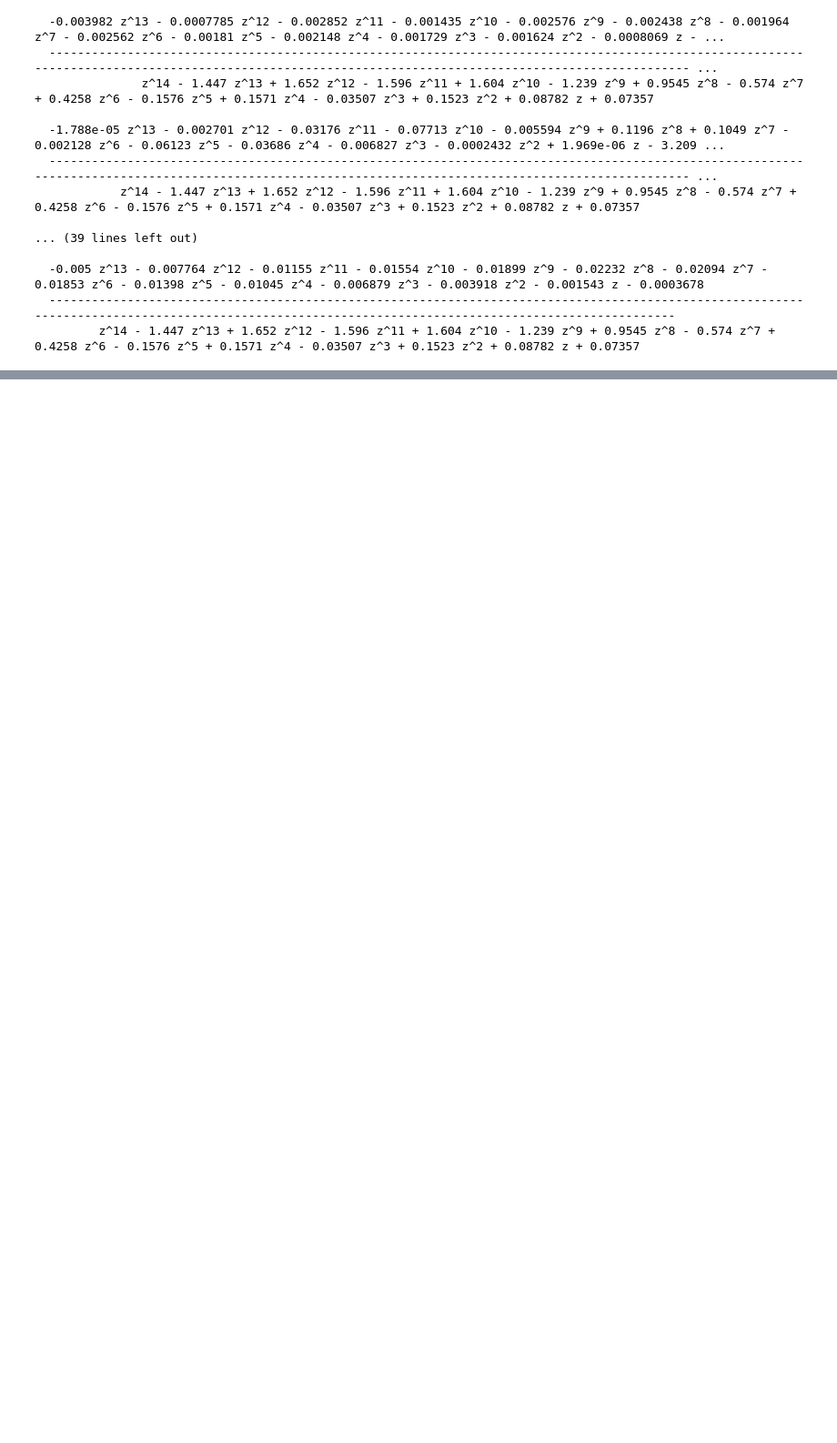
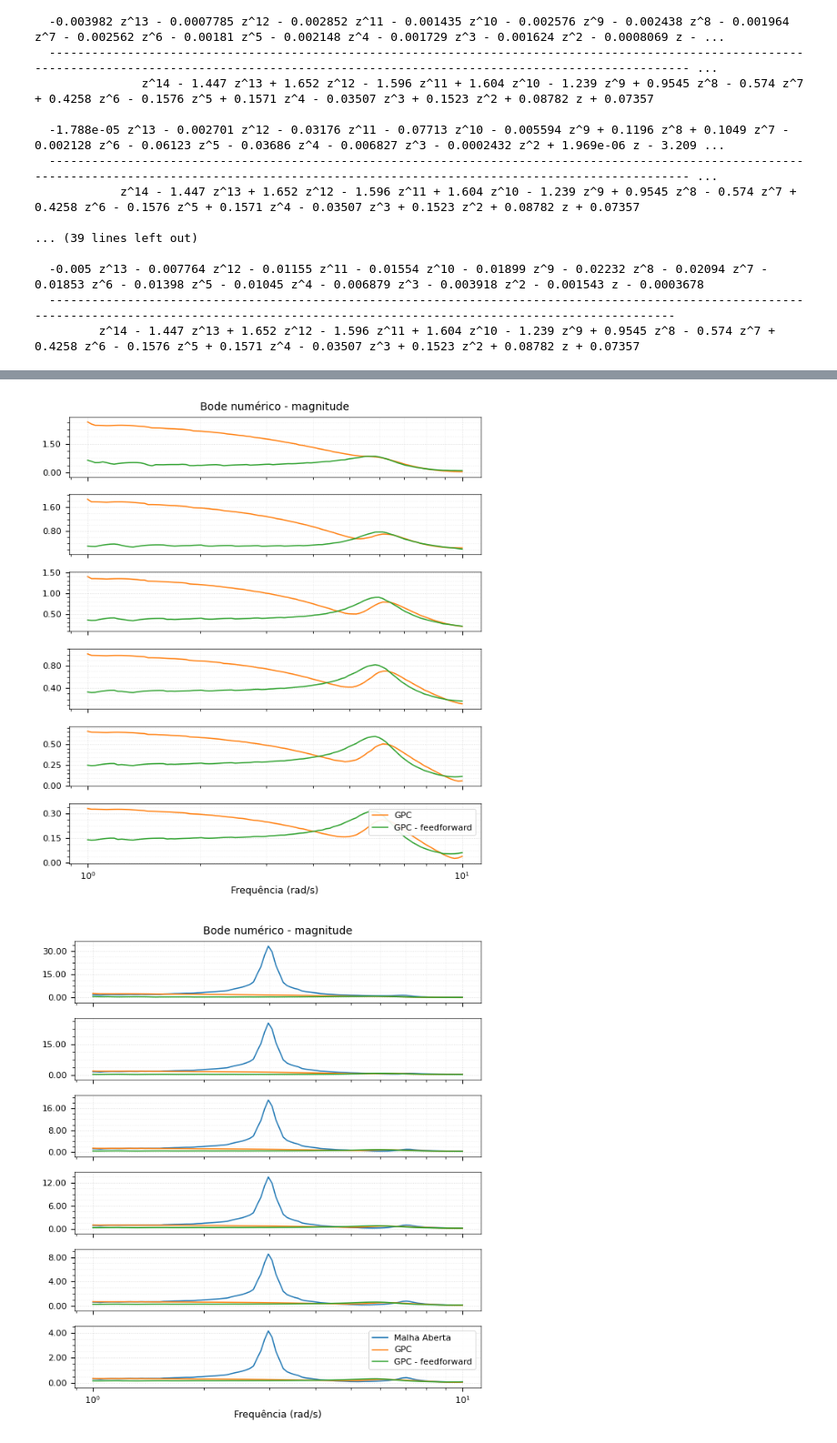
Before and after one commit to AlisonTristao/renovaveis, a Jupyter notebook: model.ipynb, the cells around one changed output, grey strips where cells are left out. Shown at 91% size. Drawn from its saved outputs; the diff is of its cells as text; code cells hidden in the pictures; blank space fills up the shorter version.

Commit message:
grafico de bode

```diff
--- a/model.ipynb
+++ b/model.ipynb
@@ -772,13 +844,14 @@ plot(time, y_controled, "Resposta forçada - CARIMA", cols_name)'''
 ---
 # %%
-N_u = 30
-N_y = 30
+N_u = 5
+N_y = 10
 
 alpha_list = 0.01
+delta_arr = [0.1**i for i in range(n_node)]
+delta_arr[0] = 0.1  # maior peso pra massa da nacele
+
 R_list = np.eye(N_u) * alpha_list
 Q_list = np.eye(N_y * n_node)
-delta_arr = [0.1**i for i in range(n_node)]
-delta_arr[-1] = 100  # maior peso pra massa da nacele
 for i in range(n_node):
     start_idx = i * N_y
     end_idx = start_idx + N_y
@@ -809,8 +882,8 @@ K_list = np.linalg.inv(G_list.T @ Q_list @ G_list + R_list) @ G_list.T @ Q_list
 # %%
 def simulate_gpc(time, perturbation):
     # limites de saturação do atuador
-    u_min = -0.2
-    u_max =  0.2
+    u_min = -100/T
+    u_max =  100/T
 
     # configuracao pro otimizador
     precisao = 1e-6
@@ -853,7 +926,7 @@ def simulate_gpc(time, perturbation):
     u_opt_matr_1 = 0.0
     u_opt_matr_2 = 0.0
 
-    for i in range(len(time)):
+    for i in range(time):
         # array de predição
         predictions = []
         predictions_feedfoward = []
@@ -861,7 +934,7 @@ def simulate_gpc(time, perturbation):
         # simula todos os nos
         for j in range(H.rows-1):
             # aplica a perturbação e pega valores futuros
-            q = perturbation[i if i > 0 else 0]
+            q = perturbation[i-1 if i > 0 else 0]
             q_future = np.array((perturbation[i:i+N_y]))
 
             # roda a simulacao da planta
@@ -966,19 +1039,14 @@ def simulate_gpc(time, perturbation):
 
 # perturbacao senoidal
 perturbation = [0.0] * (len(time)+N_y)
+#perturbation[15] = 0.1  # impulso em t=1s '''
 
 # senoide para valores maiores q 5s
 for i in range(len(perturbation)):
     t = i * T
-    if t >= 1.0:
-        perturbation[i] = 0.05 * np.sin(2 * np.pi * t)
+    perturbation[i] = 1/T * np.sin(3 * t)
 
-y_arr, u_arr = simulate_gpc(time, perturbation)
-
-plot_1_column(time, y_arr, title="Sistema com ATMD [mm]", x_label="Tempo [s]")
-plot_1_column(time, u_arr, title="Ações de Controle do ATMD [N]", x_label="Tempo [s]", legend=True)
-plot_ladder_uq(y_arr, x_label="Deslocamento [mm]", cols_name=["Malha Aberta", "GPC", "GPC - feedforward"], title="Deslocamento Máximo do Sistema com ATMD")
-#plot_ladder_uq_gif(time, y_arr, x_label="Deslocamento [mm]", cols_name=["Malha Aberta", "GPC", "GPC - feedforward"])
+y_arr, u_arr = simulate_gpc(len(time), perturbation)
 # %% [output]
 Polishing not needed - no active set detected at optimal point
 Polishing not needed - no active set detected at optimal point
@@ -1002,0 +1135,19 @@ Polishing not needed - no active set detected at optimal point
+# %%
+# 5) plota
+plot_bode_1_column(
+    freqs_out,
+    # apenas as duas ultimas colunas (GPC e GPC feedforward)
+    [amps_out[j][1:] for j in range(len(amps_out))],
+    x_label="Frequência (rad/s)",
+    title="Bode numérico - magnitude"
+)
+
+plot_bode_1_column(
+    freqs_out,
+    amps_out,
+    x_label="Frequência (rad/s)",
+    title="Bode numérico - magnitude"
+)
+# %% [output]
+[figure, added]
+[figure, added]
```
Also changed, not shown: parts of 24 cells of this notebook, 1 other file.
